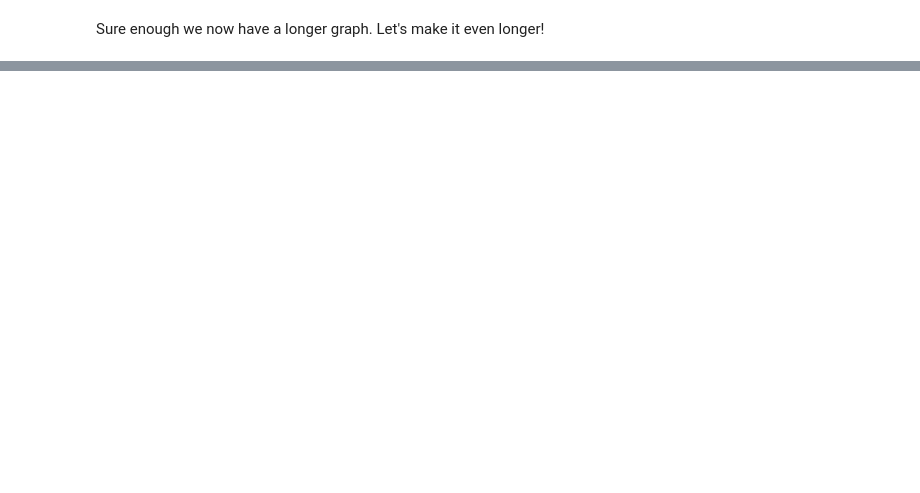
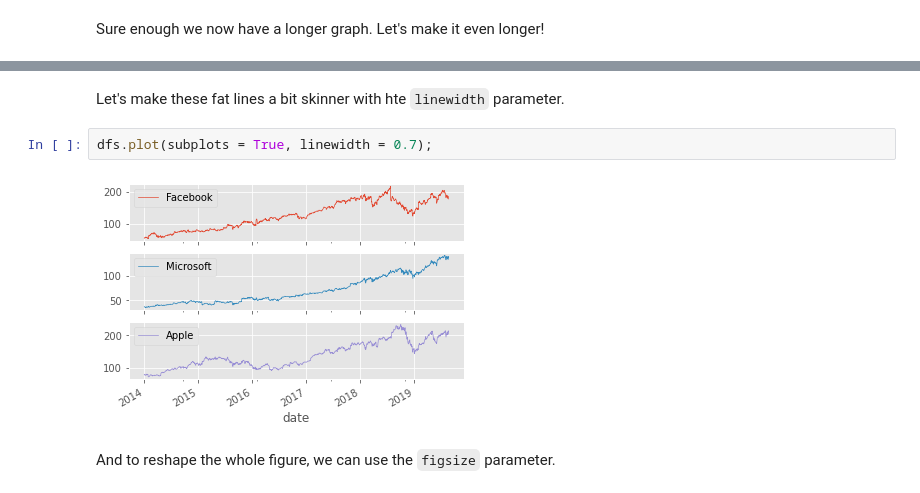
Before and after one commit to jgabunilas/pandas-bootcamp, a Jupyter notebook: Section12_Data_Visualization/Section12_Data_Visualization.ipynb, the cells around one changed output, grey strips where cells are left out. Drawn from its saved outputs; the diff is of its cells as text; blank space fills up the shorter version.

```diff
--- a/Section12_Data_Visualization/Section12_Data_Visualization.ipynb
+++ b/Section12_Data_Visualization/Section12_Data_Visualization.ipynb
@@ -201,0 +341,8 @@ The `plot()` method is actually an `axes` method. For convenience and quick acce
+# %% [markdown]
+Let's make these fat lines a bit skinner with hte `linewidth` parameter.
+# %%
+dfs.plot(subplots = True, linewidth = 0.7);
+# %% [output]
+[figure, added]
+# %% [markdown]
+And to reshape the whole figure, we can use the `figsize` parameter.
```
Also changed, not shown: parts of 74 cells of this notebook.
